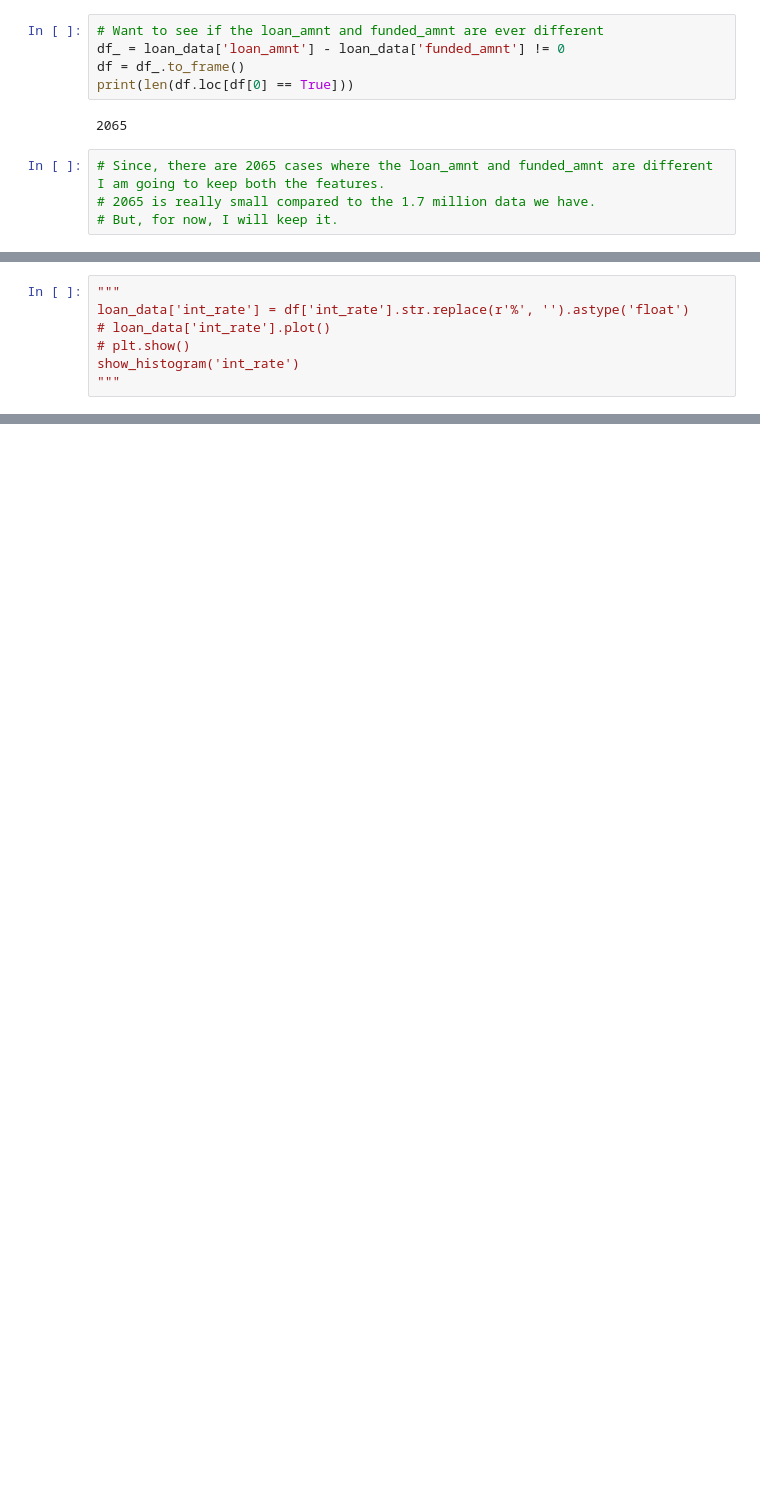
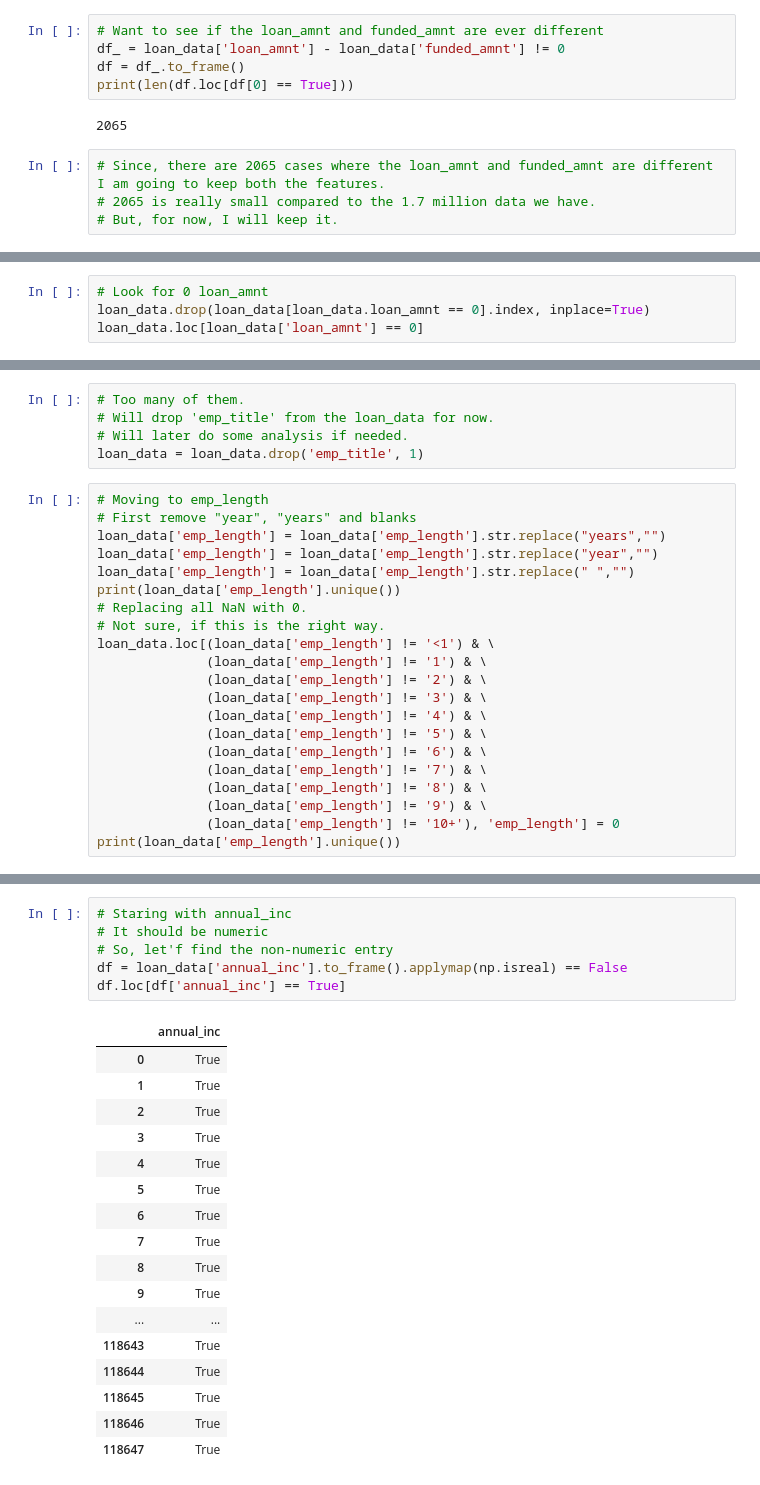
Before and after one commit to anilrajgr/udacity-machine-learning, a Jupyter notebook: projects/capstone/csv2dataframe.ipynb, the cells around one changed output, grey strips where cells are left out. Saved outputs shown, nothing was run; the diff lists cells and outputs as text; blank space fills up the shorter version.

```diff
--- a/projects/capstone/csv2dataframe.ipynb
+++ b/projects/capstone/csv2dataframe.ipynb
@@ -383,7 +358,0 @@ print("Naive Predictor: [Accuracy score: {:.4f}, F-score: {:.4f}]".format(accura
-# %%
-"""
-loan_data['int_rate'] = df['int_rate'].str.replace(r'%', '').astype('float')
-# loan_data['int_rate'].plot()
-# plt.show()
-show_histogram('int_rate')
-"""
@@ -411,0 +359,4 @@ for col in list(loan_data.columns.values):
+# %%
+# Look for 0 loan_amnt
+loan_data.drop(loan_data[loan_data.loan_amnt == 0].index, inplace=True)
+loan_data.loc[loan_data['loan_amnt'] == 0]
@@ -411,0 +417,26 @@ for col in list(loan_data.columns.values):
+# %%
+# Too many of them.
+# Will drop 'emp_title' from the loan_data for now.
+# Will later do some analysis if needed.
+loan_data = loan_data.drop('emp_title', 1)
+# %%
+# Moving to emp_length
+# First remove "year", "years" and blanks
+loan_data['emp_length'] = loan_data['emp_length'].str.replace("years","")
+loan_data['emp_length'] = loan_data['emp_length'].str.replace("year","")
+loan_data['emp_length'] = loan_data['emp_length'].str.replace(" ","")
+print(loan_data['emp_length'].unique())
+# Replacing all NaN with 0.
+# Not sure, if this is the right way.
+loan_data.loc[(loan_data['emp_length'] != '<1') & \
+              (loan_data['emp_length'] != '1') & \
+              (loan_data['emp_length'] != '2') & \
+              (loan_data['emp_length'] != '3') & \
+              (loan_data['emp_length'] != '4') & \
+              (loan_data['emp_length'] != '5') & \
+              (loan_data['emp_length'] != '6') & \
+              (loan_data['emp_length'] != '7') & \
+              (loan_data['emp_length'] != '8') & \
+              (loan_data['emp_length'] != '9') & \
+              (loan_data['emp_length'] != '10+'), 'emp_length'] = 0
+print(loan_data['emp_length'].unique())
@@ -411,0 +488,24 @@ for col in list(loan_data.columns.values):
+# %%
+# Staring with annual_inc
+# It should be numeric
+# So, let'f find the non-numeric entry
+df = loan_data['annual_inc'].to_frame().applymap(np.isreal) == False
+df.loc[df['annual_inc'] == True]
+# %% [output]
+|  | annual_inc |
+| 0 | True |
+| 1 | True |
+| 2 | True |
+| 3 | True |
+| 4 | True |
+| 5 | True |
+| 6 | True |
+| 7 | True |
+| 8 | True |
+| 9 | True |
+| ... | ... |
+| 118643 | True |
+| 118644 | True |
+| 118645 | True |
+| 118646 | True |
+| 118647 | True |
```
Also changed, not shown: parts of 22 cells of this notebook.
